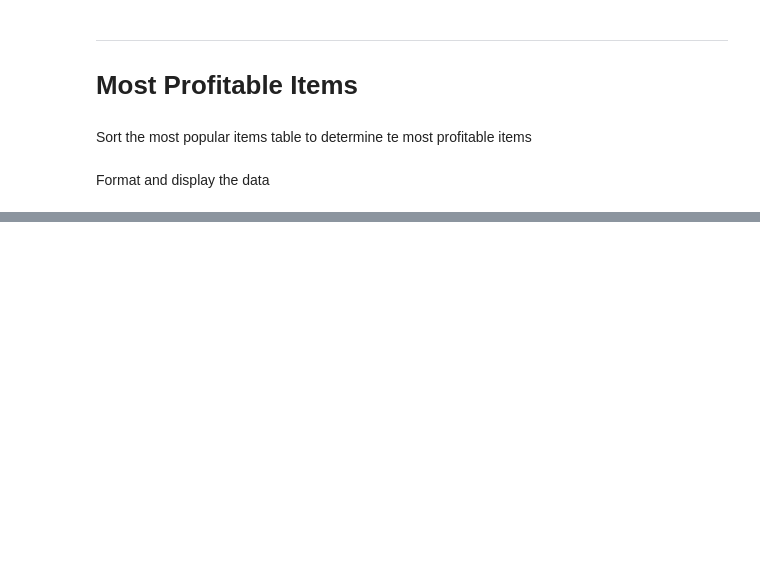
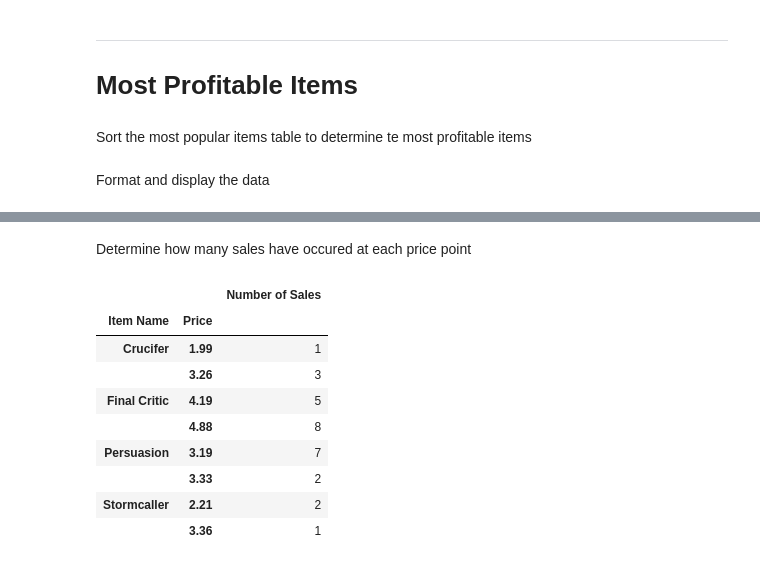
Before and after one commit to bakerv/pandas-challenge, a Jupyter notebook: HeroesOfPymoli/main.ipynb, the cells around one changed output, grey strips where cells are left out. Saved outputs shown, nothing was run; the diff lists cells and outputs as text; code cells hidden in the pictures; blank space fills up the shorter version.

```diff
--- a/HeroesOfPymoli/main.ipynb
+++ b/HeroesOfPymoli/main.ipynb
@@ -245,0 +289,19 @@ profitable_items.head().style.format({"Price":"${:.2f}","Total Revenue":"${:.2f}
+# %%
+pricechanges = rawdata.copy().loc[(rawdata["Item ID"] == 92)  |(rawdata["Item ID"] == 1)
+                                  | (rawdata["Item ID"] == 132) | (rawdata["Item ID"] == 30) ]
+# %% [markdown]
+Determine how many sales have occured at each price point
+# %%
+salesinfo = pricechanges.groupby(["Item Name","Price"]).agg({"Price":'count'}).rename(columns ={"Price":"Number of Sales"})
+display(salesinfo)
+# %% [output]
+|  |  | Number of Sales |
+| Item Name | Price |  |
+| Crucifer | 1.99 | 1 |
+|  | 3.26 | 3 |
+| Final Critic | 4.19 | 5 |
+|  | 4.88 | 8 |
+| Persuasion | 3.19 | 7 |
+|  | 3.33 | 2 |
+| Stormcaller | 2.21 | 2 |
+|  | 3.36 | 1 |
```
Also changed, not shown: parts of 20 cells of this notebook.
